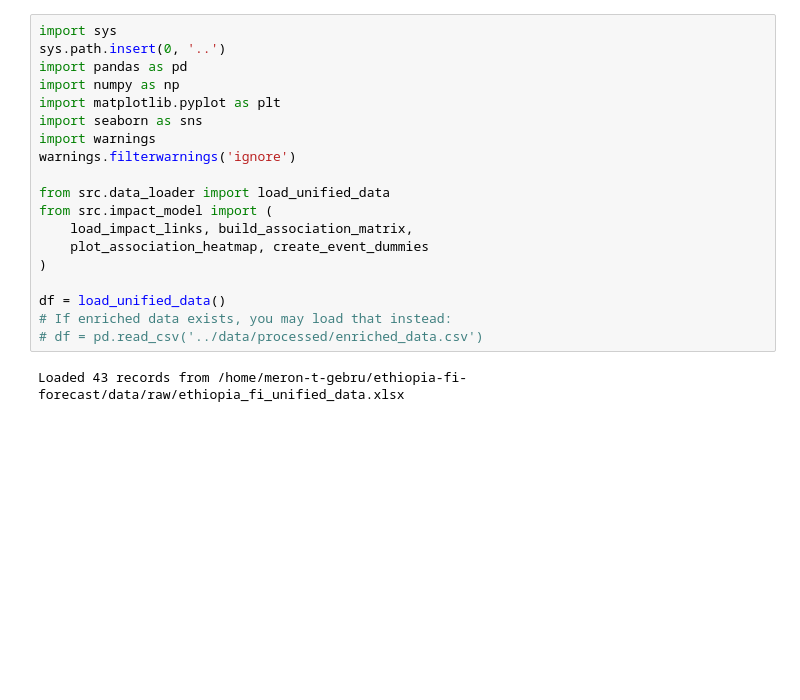
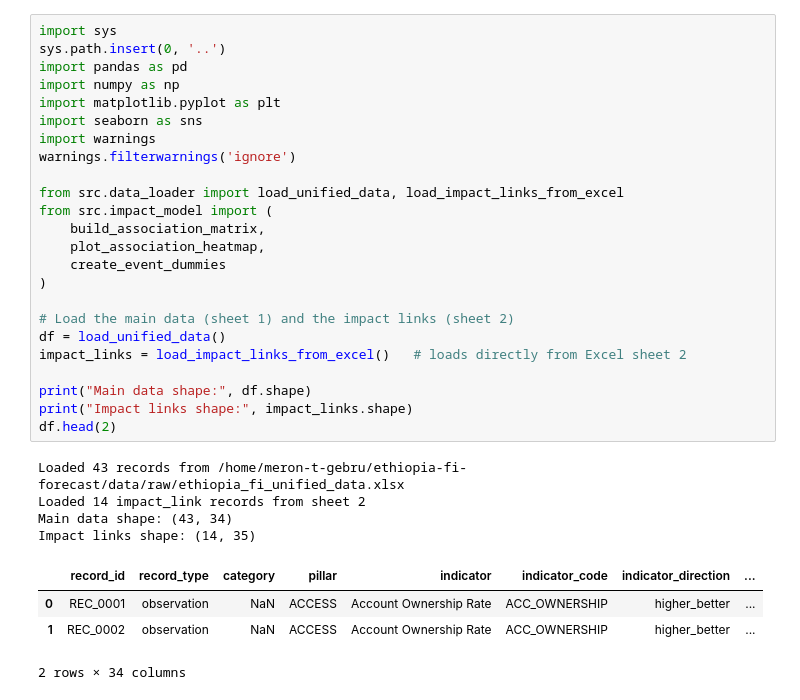
Before and after one commit to meronteklehaymanotgebru/ethiopia-fi-forecast, a Jupyter notebook: notebooks/event_impact_modeling.ipynb, the cells around one changed output. Cells and saved outputs as stored; diff of their text form; blank space fills up the shorter version.

```diff
--- a/notebooks/event_impact_modeling.ipynb
+++ b/notebooks/event_impact_modeling.ipynb
@@ -1,22 +1,34 @@
 # %%
 import sys
 sys.path.insert(0, '..')
 import pandas as pd
 import numpy as np
 import matplotlib.pyplot as plt
 import seaborn as sns
 import warnings
 warnings.filterwarnings('ignore')
 
-from src.data_loader import load_unified_data
+from src.data_loader import load_unified_data, load_impact_links_from_excel
 from src.impact_model import (
-    load_impact_links, build_association_matrix,
-    plot_association_heatmap, create_event_dummies
+    build_association_matrix,
+    plot_association_heatmap,
+    create_event_dummies
 )
 
+# Load the main data (sheet 1) and the impact links (sheet 2)
 df = load_unified_data()
-# If enriched data exists, you may load that instead:
-# df = pd.read_csv('../data/processed/enriched_data.csv')
+impact_links = load_impact_links_from_excel()   # loads directly from Excel sheet 2
+
+print("Main data shape:", df.shape)
+print("Impact links shape:", impact_links.shape)
+df.head(2)
 # %% [output]
 Loaded 43 records from /home/meron-t-gebru/ethiopia-fi-forecast/data/raw/ethiopia_fi_unified_data.xlsx
+Loaded 14 impact_link records from sheet 2
+Main data shape: (43, 34)
+Impact links shape: (14, 35)
+|  | record_id | record_type | category | pillar | indicator | indicator_code | indicator_direction | ... |
+| 0 | REC_0001 | observation | NaN | ACCESS | Account Ownership Rate | ACC_OWNERSHIP | higher_better | ... |
+| 1 | REC_0002 | observation | NaN | ACCESS | Account Ownership Rate | ACC_OWNERSHIP | higher_better | ... |
+2 rows × 34 columns
 # %%
```
Also changed, not shown: parts of 5 cells of this notebook, 3 other files.
